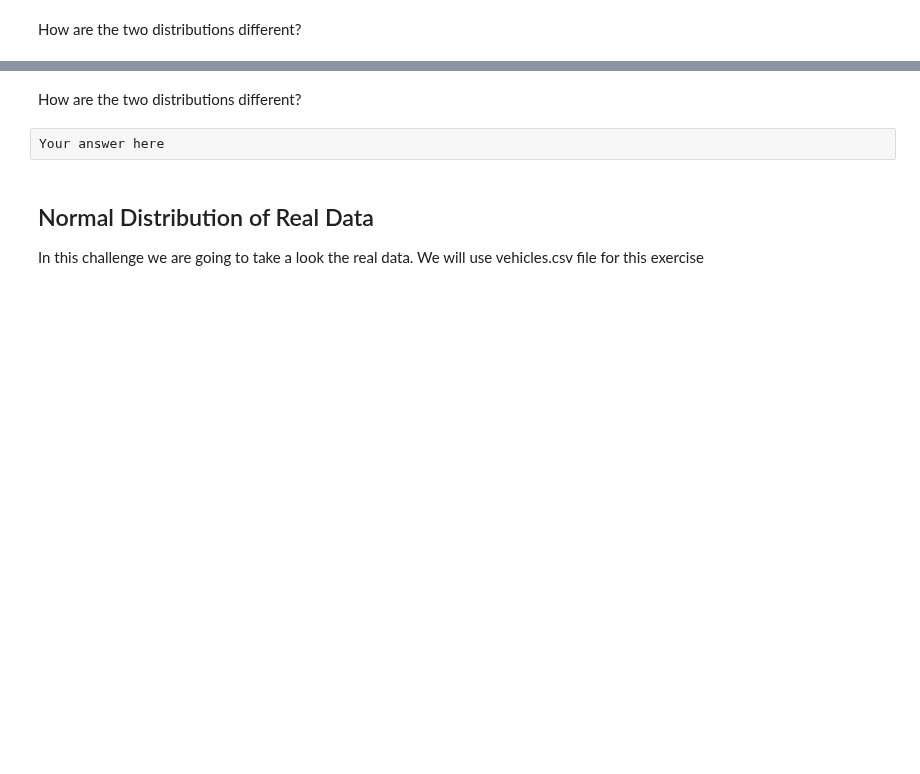
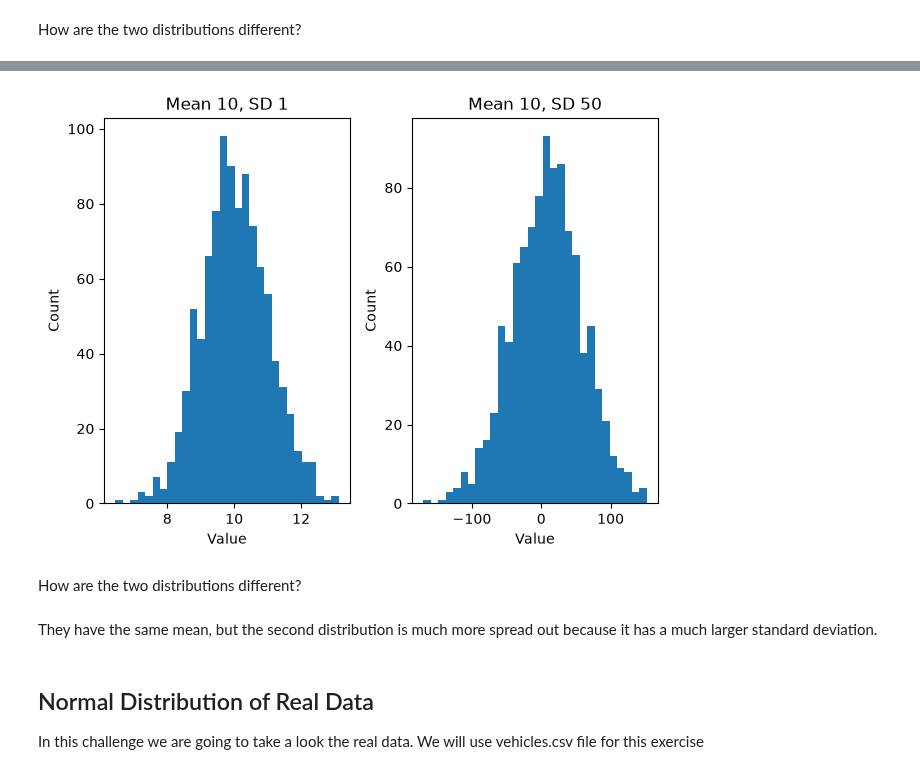
Before and after one commit to ironhack-labs/lab-continuous-probability-distributions-en, a Jupyter notebook: your-code/main.ipynb, the cells around one changed output, grey strips where cells are left out. Cells and saved outputs as stored; diff of their text form; code cells hidden in the pictures; blank space fills up the shorter version.

```diff
--- a/your-code/main.ipynb
+++ b/your-code/main.ipynb
@@ -77,7 +111,31 @@ from scipy.stats import norm
+# %%
+def normal_numbers(mean, std, count):
+    return norm.rvs(loc=mean, scale=std, size=count)
+# %%
+normal_1 = normal_numbers(10, 1, 1000)
+# %%
+normal_2 = normal_numbers(10, 50, 1000)
+# %%
+fig, axes = plt.subplots(1, 2)
+
+axes[0].hist(normal_1, bins=30)
+axes[0].set_title("Mean 10, SD 1")
+axes[0].set_xlabel("Value")
+axes[0].set_ylabel("Count")
+
+axes[1].hist(normal_2, bins=30)
+axes[1].set_title("Mean 10, SD 50")
+axes[1].set_xlabel("Value")
+axes[1].set_ylabel("Count")
+
+plt.tight_layout()
+plt.show()
+# %% [output]
+[figure, added]
 # %% [markdown]
 How are the two distributions different?
-# %% [raw]
-Your answer here
+# %% [markdown]
+They have the same mean, but the second distribution is much more spread out because it has a much larger standard deviation.
 # %% [markdown]
 ## Normal Distribution of Real Data
 
```
Also changed, not shown: parts of 37 cells of this notebook.
